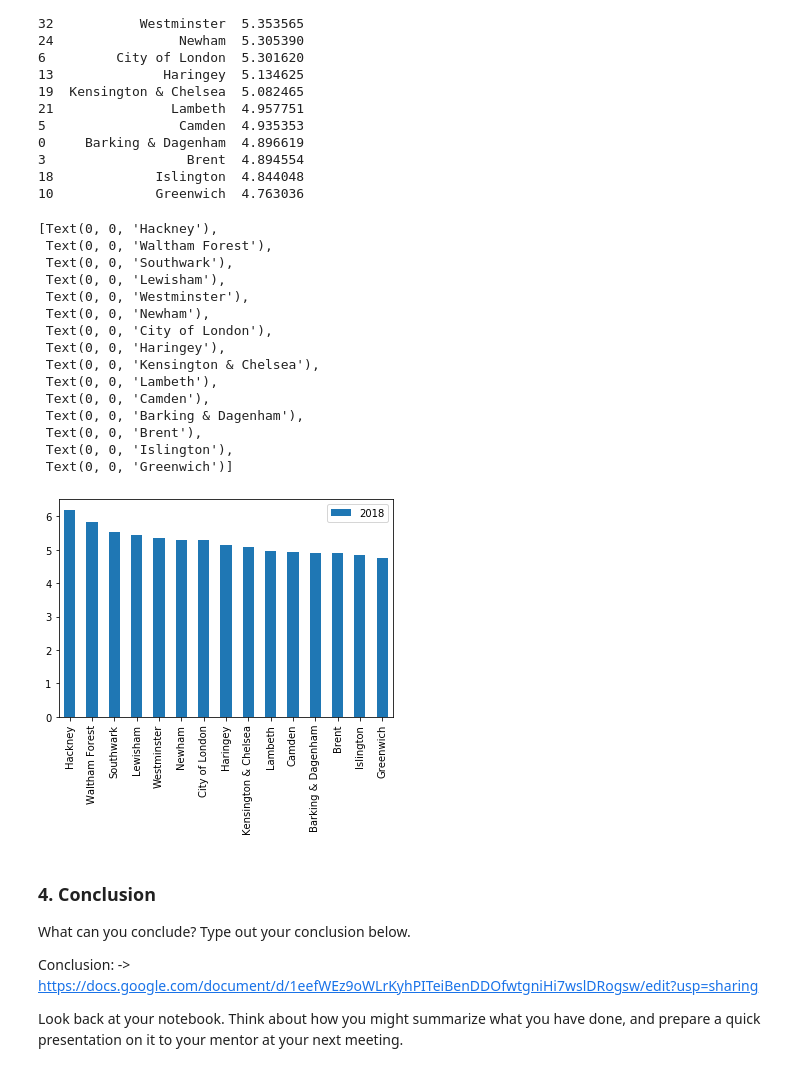
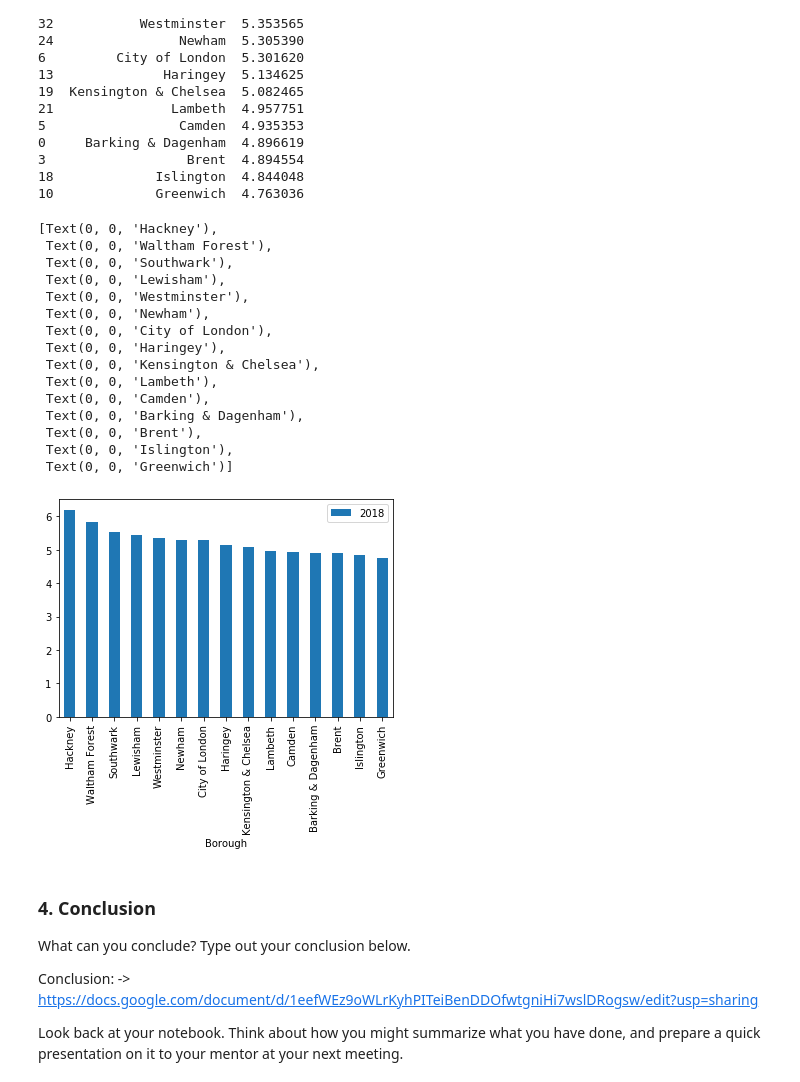
Before and after one commit to asaadkhattab/LondonHousing, a Jupyter notebook: londonhousingcasestudy.ipynb, the cells around one changed output. Drawn from its saved outputs; the diff is of its cells as text; code cells hidden in the pictures.

```diff
--- a/londonhousingcasestudy.ipynb
+++ b/londonhousingcasestudy.ipynb
@@ -688,26 +697,26 @@ print(top15)
 18             Islington  4.844048
 10             Greenwich  4.763036
 # %%
-ax = top15[['Borough','2018']].plot(kind='bar')
+ax = top15[['Borough','2018']].plot(kind='bar', x='Borough', y='2018')
 
 ax.set_xticklabels(top15.Borough)
 # %% [output]
 [Text(0, 0, 'Hackney'),
  Text(0, 0, 'Waltham Forest'),
  Text(0, 0, 'Southwark'),
  Text(0, 0, 'Lewisham'),
  Text(0, 0, 'Westminster'),
  Text(0, 0, 'Newham'),
  Text(0, 0, 'City of London'),
  Text(0, 0, 'Haringey'),
  Text(0, 0, 'Kensington & Chelsea'),
  Text(0, 0, 'Lambeth'),
  Text(0, 0, 'Camden'),
  Text(0, 0, 'Barking & Dagenham'),
  Text(0, 0, 'Brent'),
  Text(0, 0, 'Islington'),
  Text(0, 0, 'Greenwich')]
-[figure, old version]
+[figure, new version]
 # %% [markdown]
 ### 4. Conclusion
 What can you conclude? Type out your conclusion below.
```
Also changed, not shown: parts of 2 cells of this notebook.
